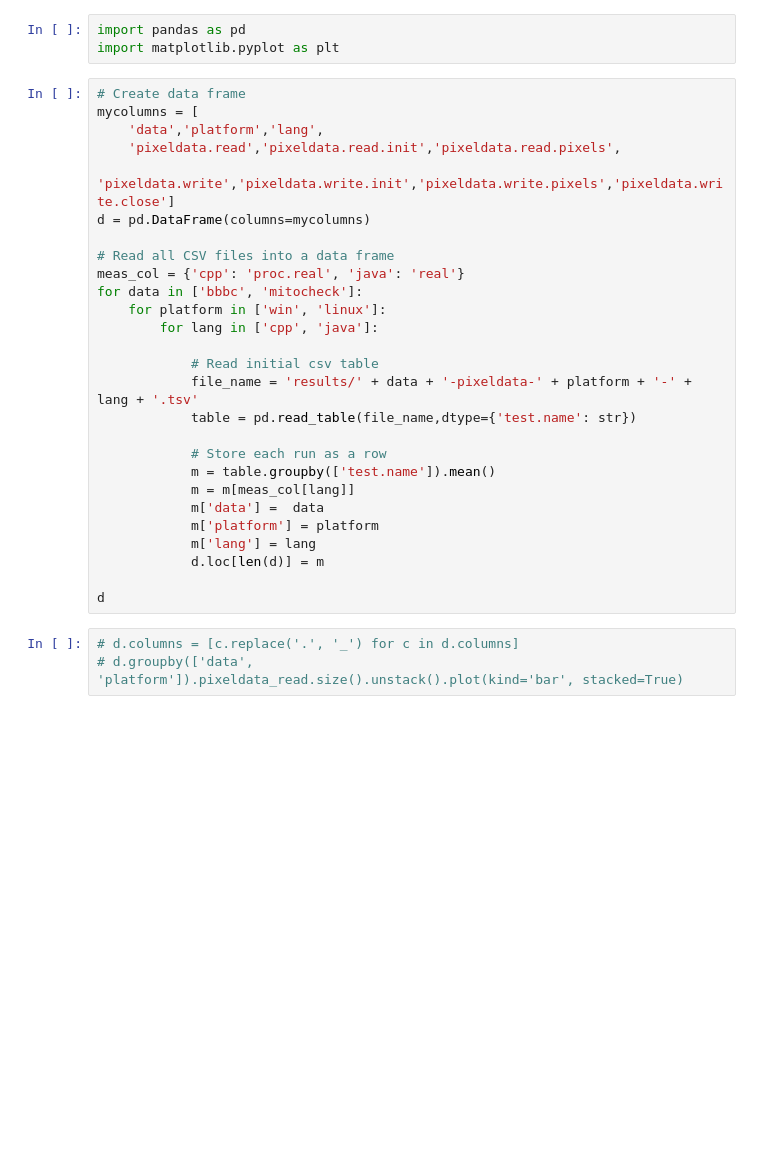
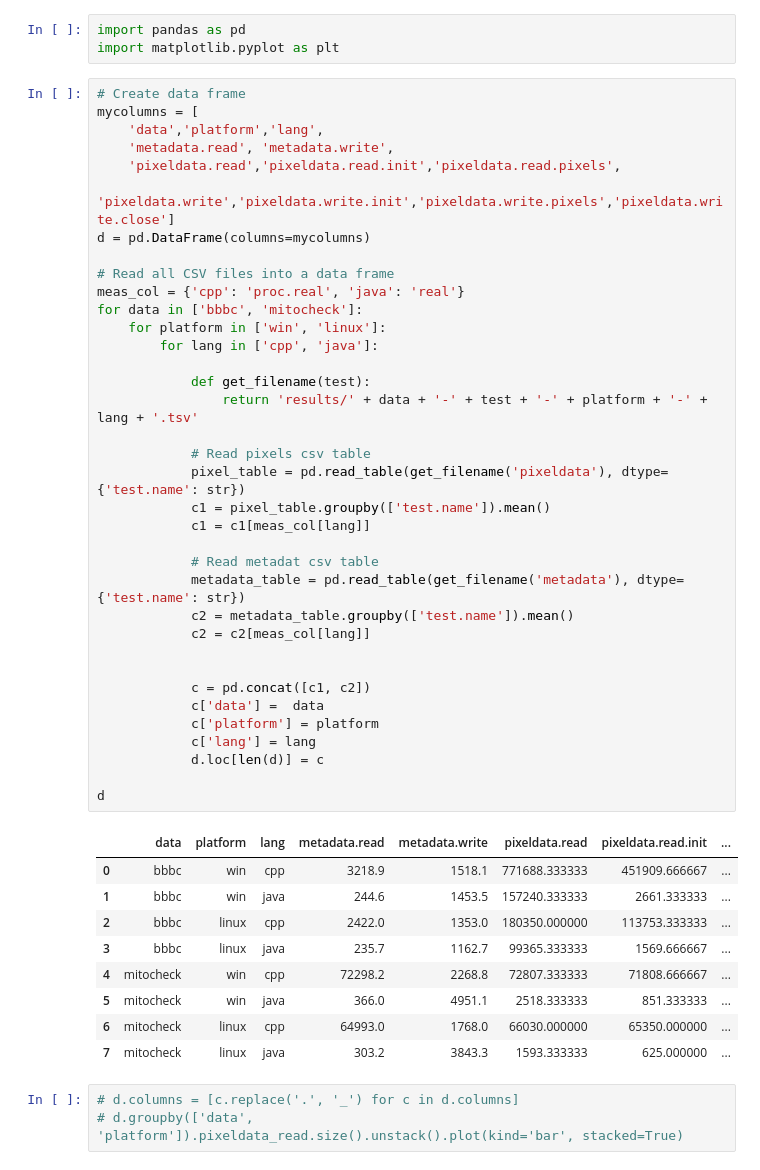
Before and after one commit to ome/ome-files-performance, a Jupyter notebook: Statistics.ipynb, the cells around one changed output. Saved outputs shown, nothing was run; the diff lists cells and outputs as text; blank space fills up the shorter version.

```diff
--- a/Statistics.ipynb
+++ b/Statistics.ipynb
@@ -4,30 +4,49 @@ import matplotlib.pyplot as plt
 # %%
 # Create data frame
 mycolumns = [
     'data','platform','lang',
+    'metadata.read', 'metadata.write',
     'pixeldata.read','pixeldata.read.init','pixeldata.read.pixels',
     'pixeldata.write','pixeldata.write.init','pixeldata.write.pixels','pixeldata.write.close']
 d = pd.DataFrame(columns=mycolumns)
 
 # Read all CSV files into a data frame
 meas_col = {'cpp': 'proc.real', 'java': 'real'}
 for data in ['bbbc', 'mitocheck']:
     for platform in ['win', 'linux']:
         for lang in ['cpp', 'java']:
 
-            # Read initial csv table
-            file_name = 'results/' + data + '-pixeldata-' + platform + '-' + lang + '.tsv'
-            table = pd.read_table(file_name,dtype={'test.name': str})
+            def get_filename(test):
+                return 'results/' + data + '-' + test + '-' + platform + '-' + lang + '.tsv'
 
-            # Store each run as a row
-            m = table.groupby(['test.name']).mean()
-            m = m[meas_col[lang]]
-            m['data'] =  data
-            m['platform'] = platform
-            m['lang'] = lang
-            d.loc[len(d)] = m
+            # Read pixels csv table
+            pixel_table = pd.read_table(get_filename('pixeldata'), dtype={'test.name': str})
+            c1 = pixel_table.groupby(['test.name']).mean()
+            c1 = c1[meas_col[lang]]
+
+            # Read metadat csv table
+            metadata_table = pd.read_table(get_filename('metadata'), dtype={'test.name': str})
+            c2 = metadata_table.groupby(['test.name']).mean()
+            c2 = c2[meas_col[lang]]
+
+
+            c = pd.concat([c1, c2])
+            c['data'] =  data
+            c['platform'] = platform
+            c['lang'] = lang
+            d.loc[len(d)] = c
 
 d
+# %% [output]
+|  | data | platform | lang | metadata.read | metadata.write | pixeldata.read | pixeldata.read.init | ... |
+| 0 | bbbc | win | cpp | 3218.9 | 1518.1 | 771688.333333 | 451909.666667 | ... |
+| 1 | bbbc | win | java | 244.6 | 1453.5 | 157240.333333 | 2661.333333 | ... |
+| 2 | bbbc | linux | cpp | 2422.0 | 1353.0 | 180350.000000 | 113753.333333 | ... |
+| 3 | bbbc | linux | java | 235.7 | 1162.7 | 99365.333333 | 1569.666667 | ... |
+| 4 | mitocheck | win | cpp | 72298.2 | 2268.8 | 72807.333333 | 71808.666667 | ... |
+| 5 | mitocheck | win | java | 366.0 | 4951.1 | 2518.333333 | 851.333333 | ... |
+| 6 | mitocheck | linux | cpp | 64993.0 | 1768.0 | 66030.000000 | 65350.000000 | ... |
+| 7 | mitocheck | linux | java | 303.2 | 3843.3 | 1593.333333 | 625.000000 | ... |
 # %%
 # d.columns = [c.replace('.', '_') for c in d.columns]
 # d.groupby(['data', 'platform']).pixeldata_read.size().unstack().plot(kind='bar', stacked=True)
```
Also changed, not shown: parts of 6 cells of this notebook.
